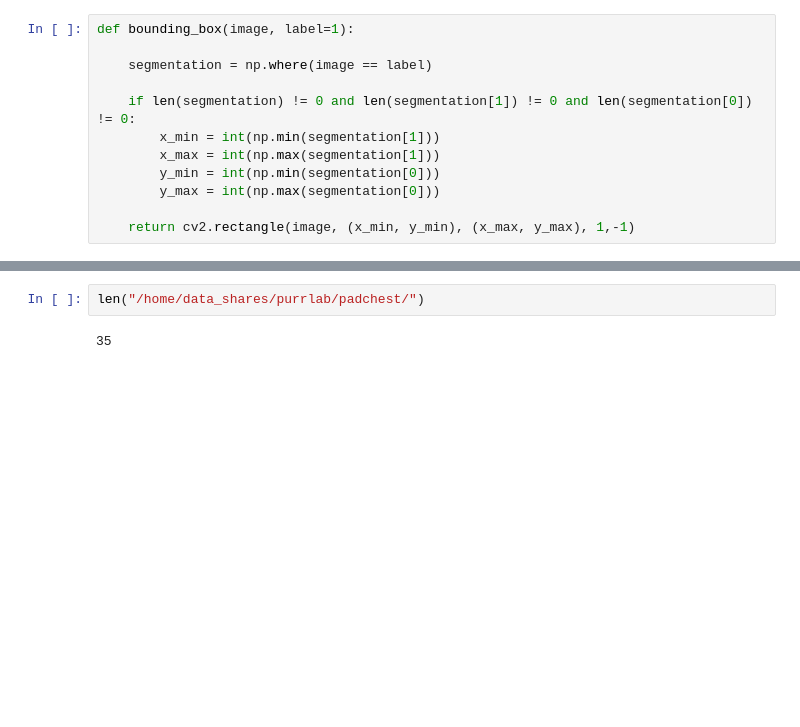
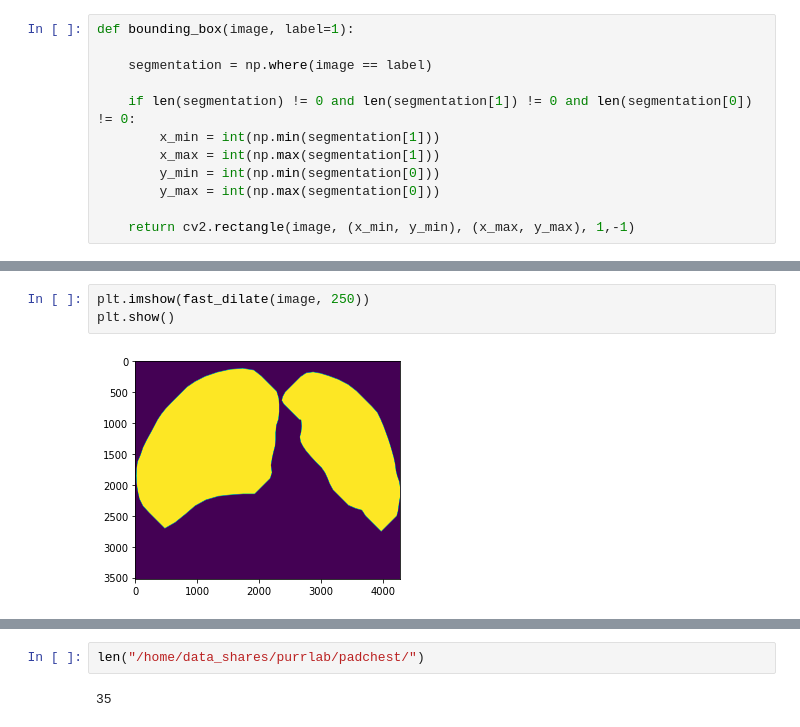
Before and after one commit to CasperAntonPoulsen/LabelReliability_and_PathologyDetection_in_ChestXrays, a Jupyter notebook: Segmentation_preprocessing/Segmentation_mask.ipynb, the cells around one changed output, grey strips where cells are left out. Drawn from its saved outputs; the diff is of its cells as text; blank space fills up the shorter version.

```diff
--- a/Segmentation_preprocessing/Segmentation_mask.ipynb
+++ b/Segmentation_preprocessing/Segmentation_mask.ipynb
@@ -76,2 +192,7 @@ def bounding_box(image, label=1):
+# %%
+plt.imshow(fast_dilate(image, 250))
+plt.show()
+# %% [output]
+[figure, added]
 # %%
 plt.imshow(bounding_box(image))
```
Also changed, not shown: parts of 17 cells of this notebook, 21 other files.
